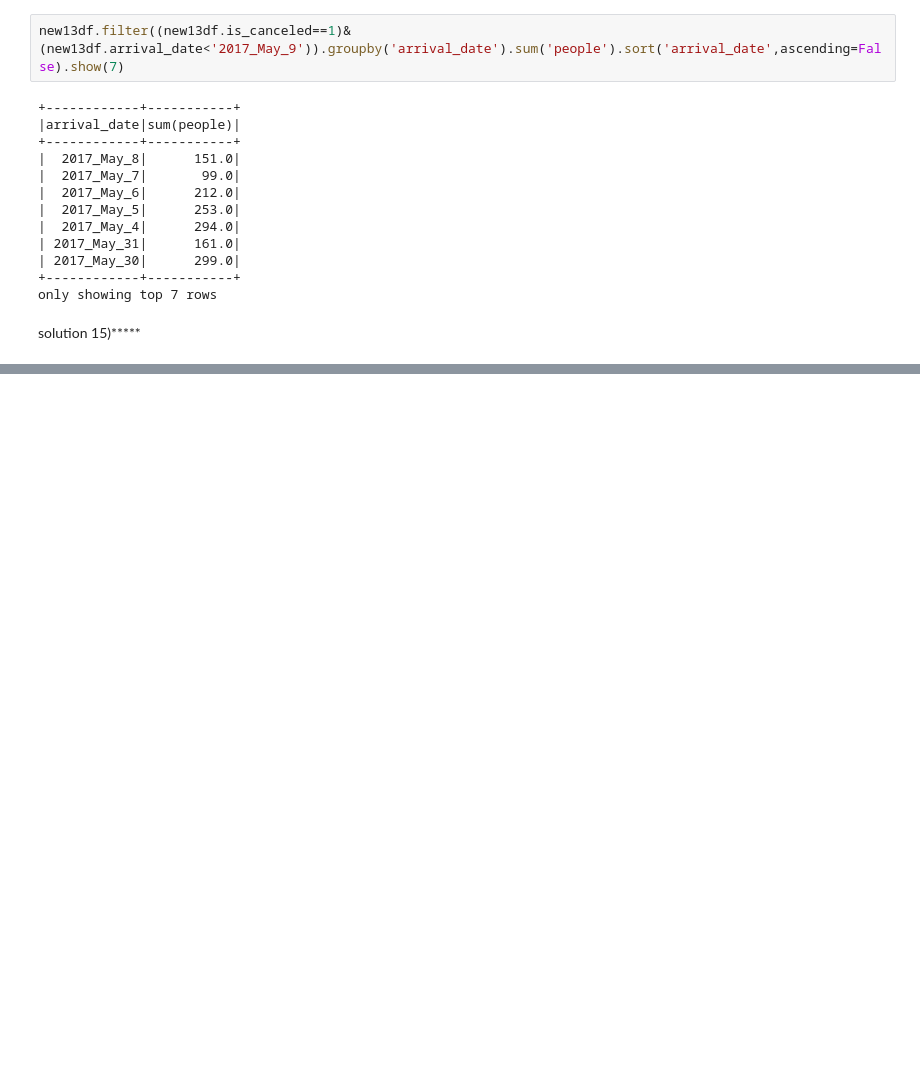
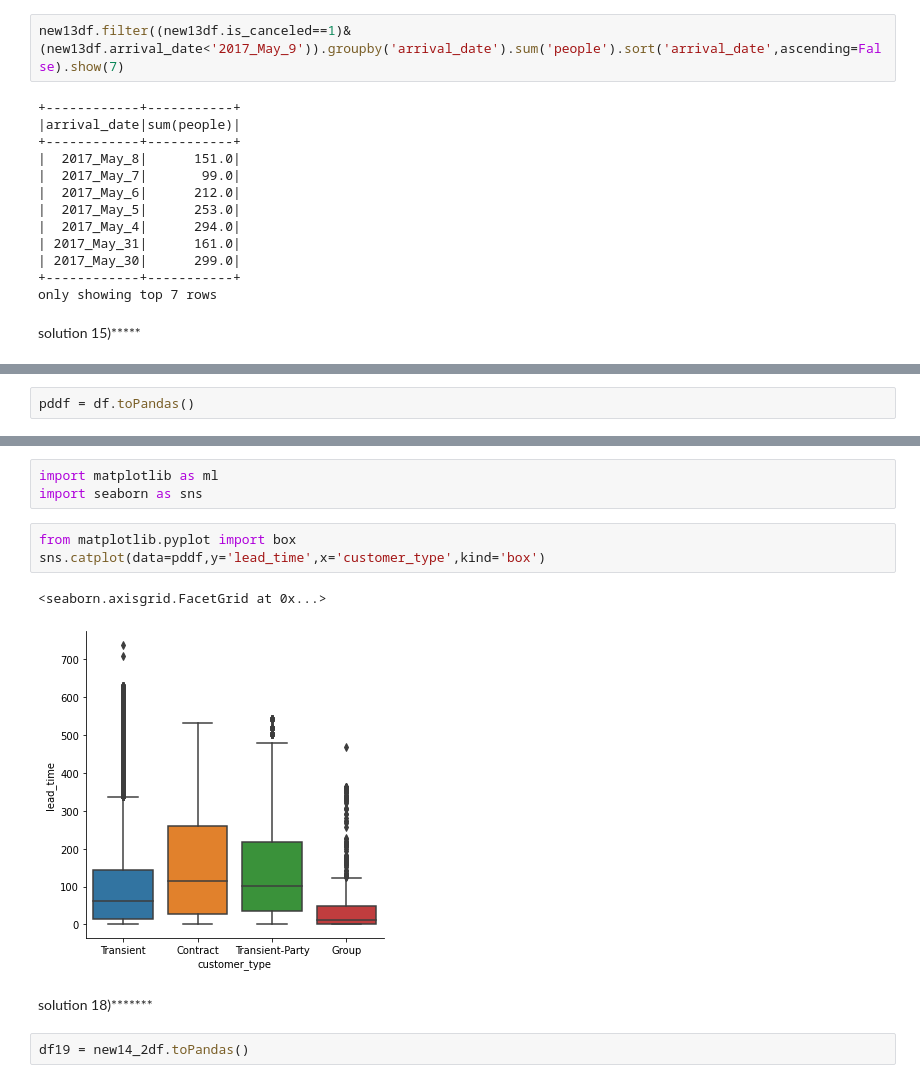
Before and after one commit to somkiatth/git, a Jupyter notebook: ku_API_assign.ipynb, the cells around one changed output, grey strips where cells are left out. Drawn from its saved outputs; the diff is of its cells as text; blank space fills up the shorter version.

```diff
--- a/ku_API_assign.ipynb
+++ b/ku_API_assign.ipynb
@@ -396,0 +522,2 @@ solution 15)*****
+# %%
+pddf = df.toPandas()
@@ -396,0 +540,13 @@ solution 15)*****
+# %%
+import matplotlib as ml
+import seaborn as sns
+# %%
+from matplotlib.pyplot import box
+sns.catplot(data=pddf,y='lead_time',x='customer_type',kind='box')
+# %% [output]
+<seaborn.axisgrid.FacetGrid at 0x...>
+[figure, added]
+# %% [markdown]
+solution 18)*******
+# %%
+df19 = new14_2df.toPandas()
```
Also changed, not shown: parts of 27 cells of this notebook.
